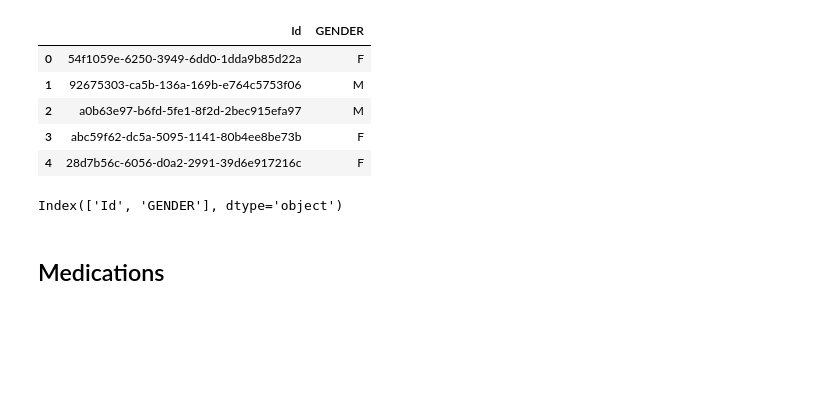
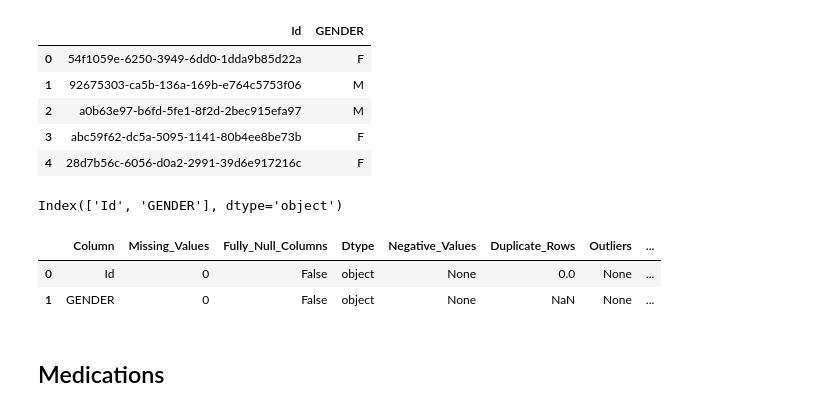
Before and after one commit to richasri92/century_health_assignment, a Jupyter notebook: century-health-assignment/notebooks/data_inspection.ipynb, the cells around one changed output. Cells and saved outputs as stored; diff of their text form; code cells hidden in the pictures; blank space fills up the shorter version.

```diff
--- a/century-health-assignment/notebooks/data_inspection.ipynb
+++ b/century-health-assignment/notebooks/data_inspection.ipynb
@@ -27,5 +101,11 @@ display(patient_gender.head(5))
 patient_gender.columns
 # %% [output]
 Index(['Id', 'GENDER'], dtype='object')
+# %%
+display(validate_dataframe(patient_gender, outlier_cols=['GENDER'], category_checks=None, range_check_cols=None))
+# %% [output]
+|  | Column | Missing_Values | Fully_Null_Columns | Dtype | Negative_Values | Duplicate_Rows | Outliers | ... |
+| 0 | Id | 0 | False | object | None | 0.0 | None | ... |
+| 1 | GENDER | 0 | False | object | None | NaN | None | ... |
 # %% [markdown]
 ## Medications
```
Also changed, not shown: parts of 9 cells of this notebook, 1 other file.
